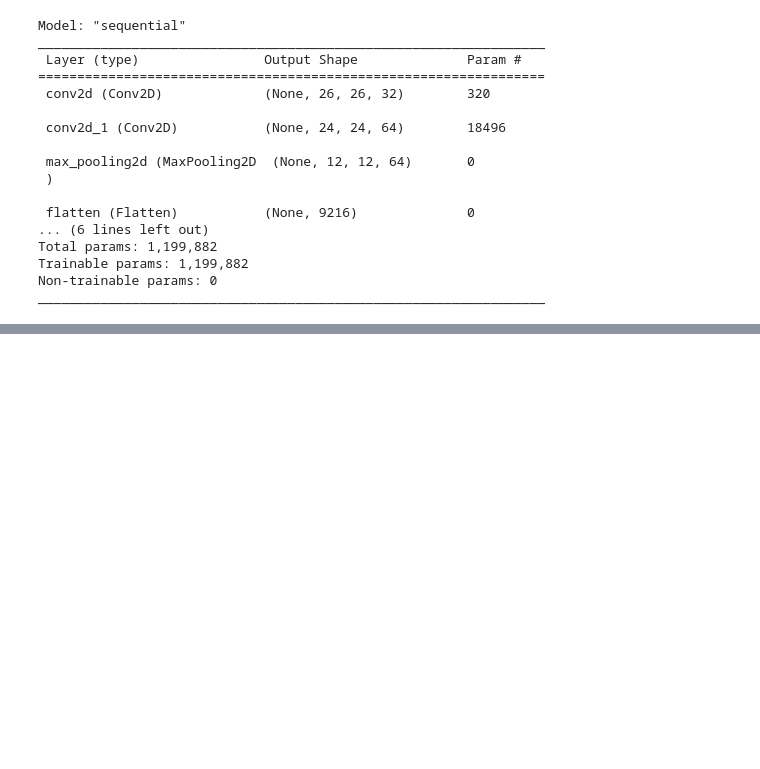
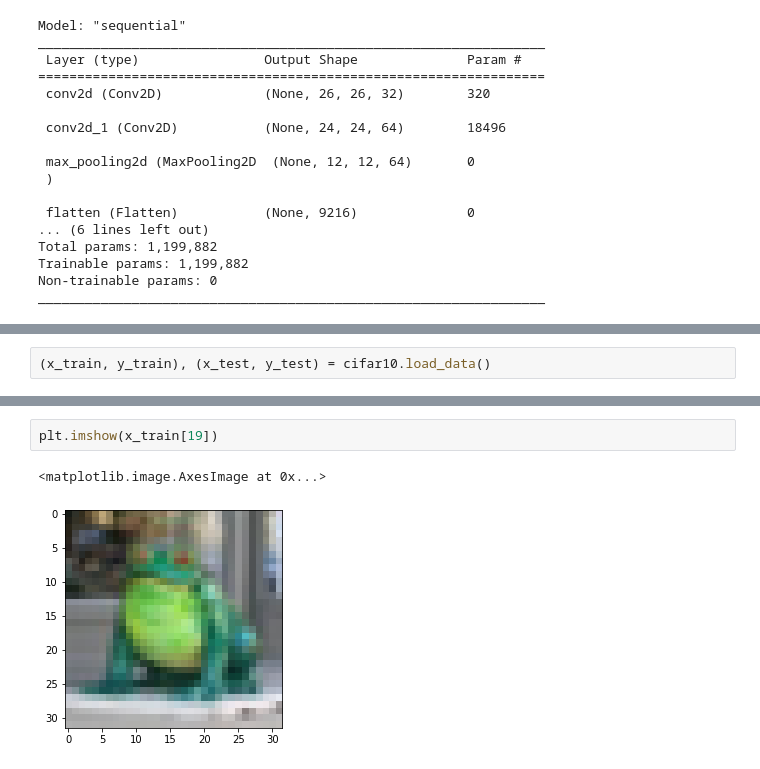
Before and after one commit to OHoRaaa/Deep_Learning, a Jupyter notebook: CNN/Practice_CNN.ipynb, the cells around one changed output, grey strips where cells are left out. Cells and saved outputs as stored; diff of their text form; blank space fills up the shorter version.

```diff
--- a/CNN/Practice_CNN.ipynb
+++ b/CNN/Practice_CNN.ipynb
@@ -63,0 +166,2 @@ _________________________________________________________________
+# %%
+(x_train, y_train), (x_test, y_test) = cifar10.load_data()
@@ -63,0 +178,5 @@ _________________________________________________________________
+# %%
+plt.imshow(x_train[19])
+# %% [output]
+<matplotlib.image.AxesImage at 0x...>
+[figure, added]
```
Also changed, not shown: parts of 42 cells of this notebook.
